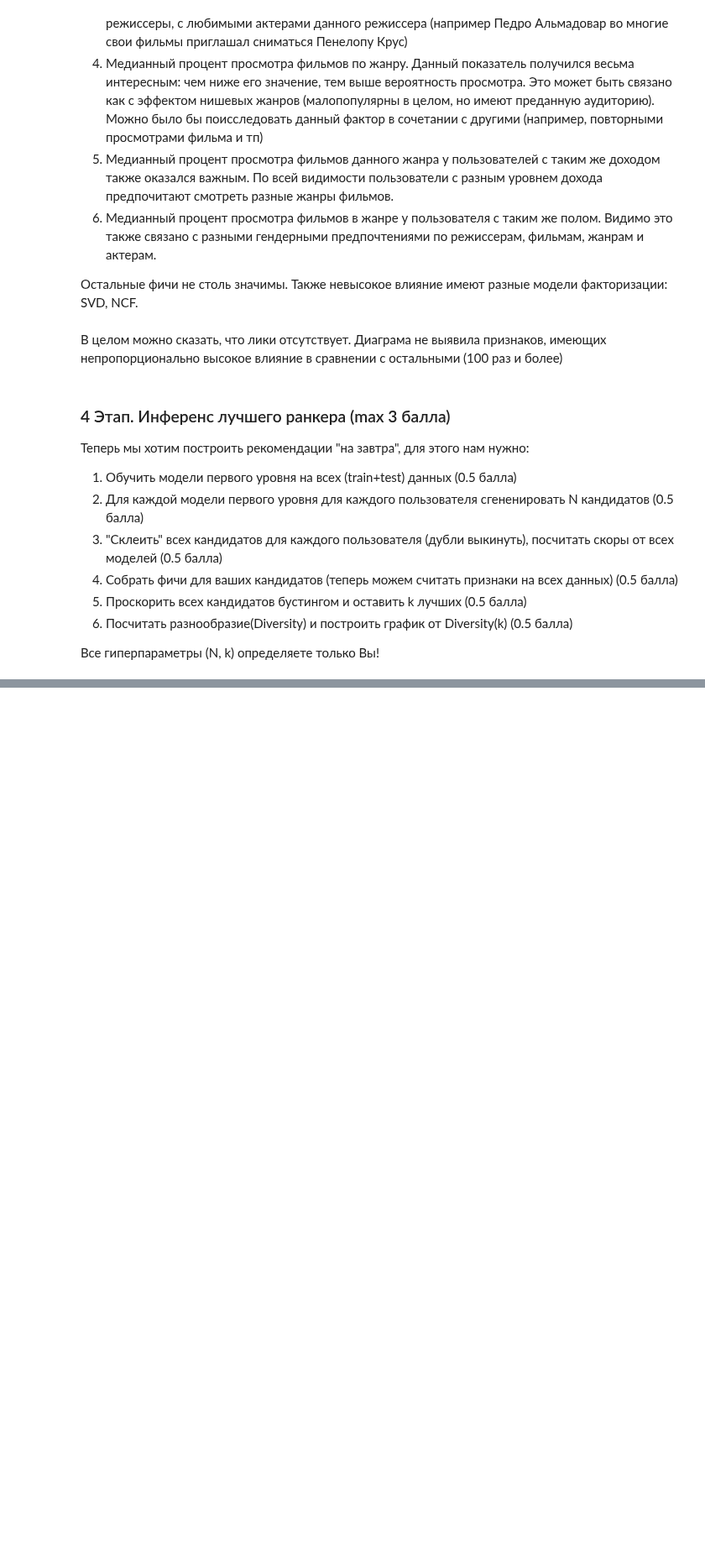
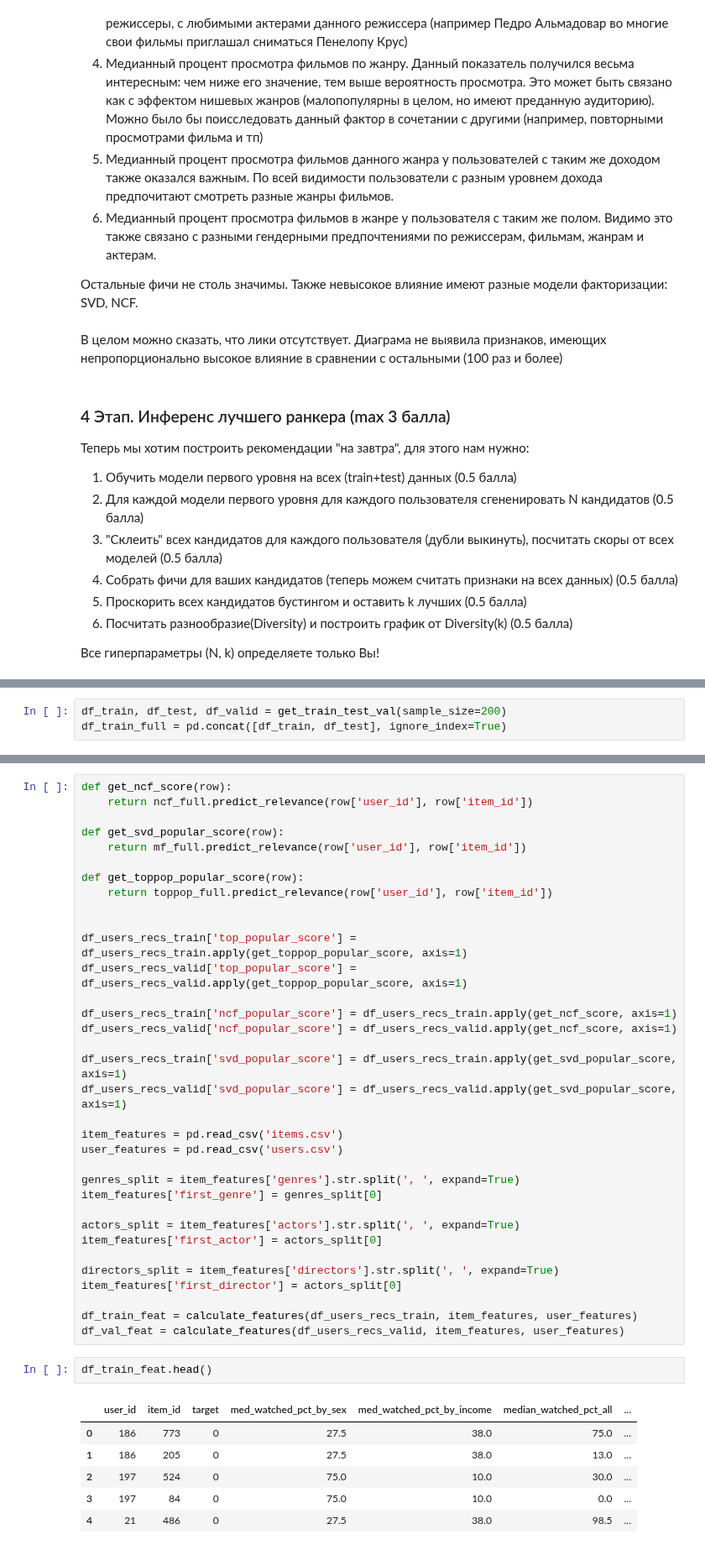
Before and after one commit to PavelMKh/HSE-AI, a Jupyter notebook: RECSYS/HSE_RecSys_HW3_Khomenko.ipynb, the cells around one changed output, grey strips where cells are left out. Shown at 84% size. Cells and saved outputs as stored; diff of their text form; blank space fills up the shorter version.

```diff
--- a/RECSYS/HSE_RecSys_HW3_Khomenko.ipynb
+++ b/RECSYS/HSE_RecSys_HW3_Khomenko.ipynb
@@ -787,0 +698,3 @@ ncf_full.fit(epochs=10, batch_size=2)
+# %%
+df_train, df_test, df_valid = get_train_test_val(sample_size=200)
+df_train_full = pd.concat([df_train, df_test], ignore_index=True)
@@ -787,0 +977,43 @@ ncf_full.fit(epochs=10, batch_size=2)
+# %%
+def get_ncf_score(row):
+    return ncf_full.predict_relevance(row['user_id'], row['item_id'])
+
+def get_svd_popular_score(row):
+    return mf_full.predict_relevance(row['user_id'], row['item_id'])
+
+def get_toppop_popular_score(row):
+    return toppop_full.predict_relevance(row['user_id'], row['item_id'])
+
+
+df_users_recs_train['top_popular_score'] = df_users_recs_train.apply(get_toppop_popular_score, axis=1)
+df_users_recs_valid['top_popular_score'] = df_users_recs_valid.apply(get_toppop_popular_score, axis=1)
+
+df_users_recs_train['ncf_popular_score'] = df_users_recs_train.apply(get_ncf_score, axis=1)
+df_users_recs_valid['ncf_popular_score'] = df_users_recs_valid.apply(get_ncf_score, axis=1)
+
+df_users_recs_train['svd_popular_score'] = df_users_recs_train.apply(get_svd_popular_score, axis=1)
+df_users_recs_valid['svd_popular_score'] = df_users_recs_valid.apply(get_svd_popular_score, axis=1)
+
+item_features = pd.read_csv('items.csv')
+user_features = pd.read_csv('users.csv')
+
+genres_split = item_features['genres'].str.split(', ', expand=True)
+item_features['first_genre'] = genres_split[0]
+
+actors_split = item_features['actors'].str.split(', ', expand=True)
+item_features['first_actor'] = actors_split[0]
+
+directors_split = item_features['directors'].str.split(', ', expand=True)
+item_features['first_director'] = actors_split[0]
+
+df_train_feat = calculate_features(df_users_recs_train, item_features, user_features)
+df_val_feat = calculate_features(df_users_recs_valid, item_features, user_features)
+# %%
+df_train_feat.head()
+# %% [output]
+|  | user_id | item_id | target | med_watched_pct_by_sex | med_watched_pct_by_income | median_watched_pct_all | ... |
+| 0 | 186 | 773 | 0 | 27.5 | 38.0 | 75.0 | ... |
+| 1 | 186 | 205 | 0 | 27.5 | 38.0 | 13.0 | ... |
+| 2 | 197 | 524 | 0 | 75.0 | 10.0 | 30.0 | ... |
+| 3 | 197 | 84 | 0 | 75.0 | 10.0 | 0.0 | ... |
+| 4 | 21 | 486 | 0 | 27.5 | 38.0 | 98.5 | ... |
```
Also changed, not shown: parts of 30 cells of this notebook.
